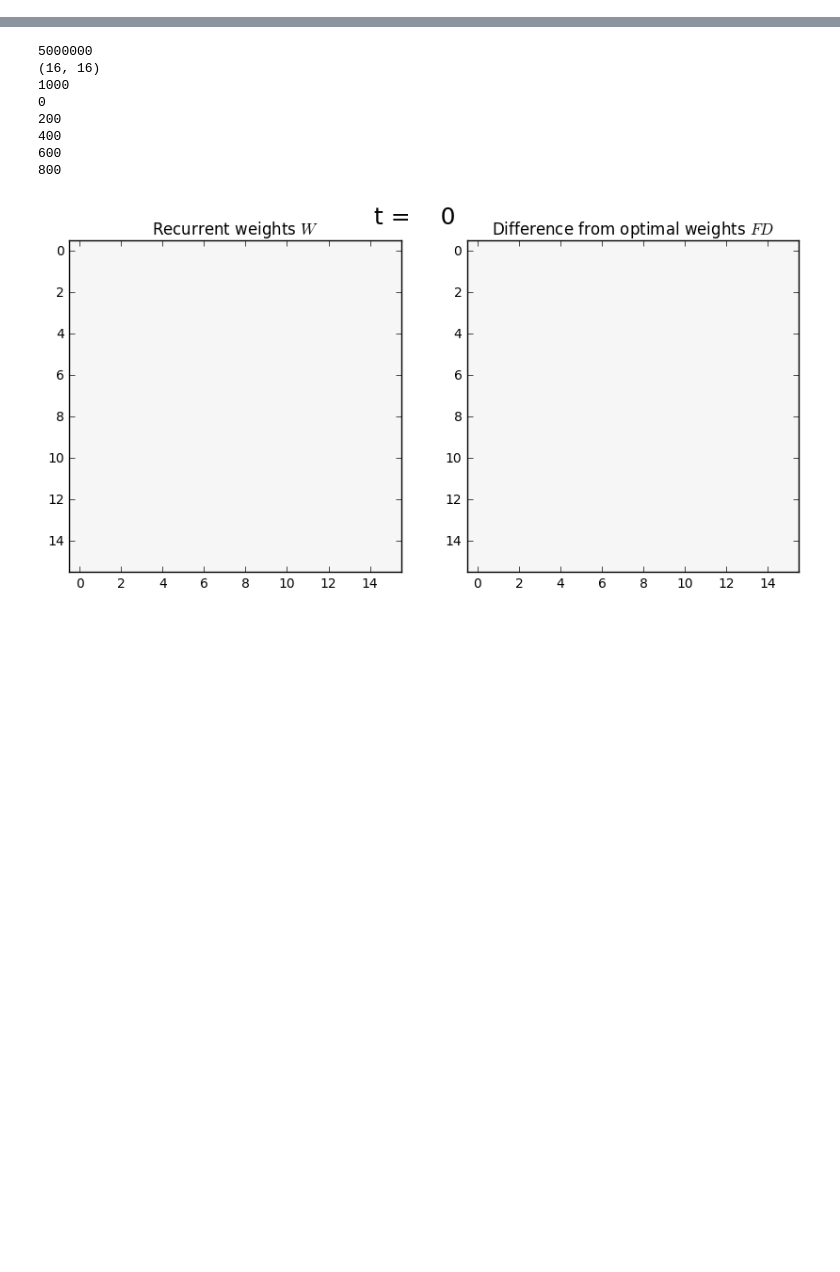
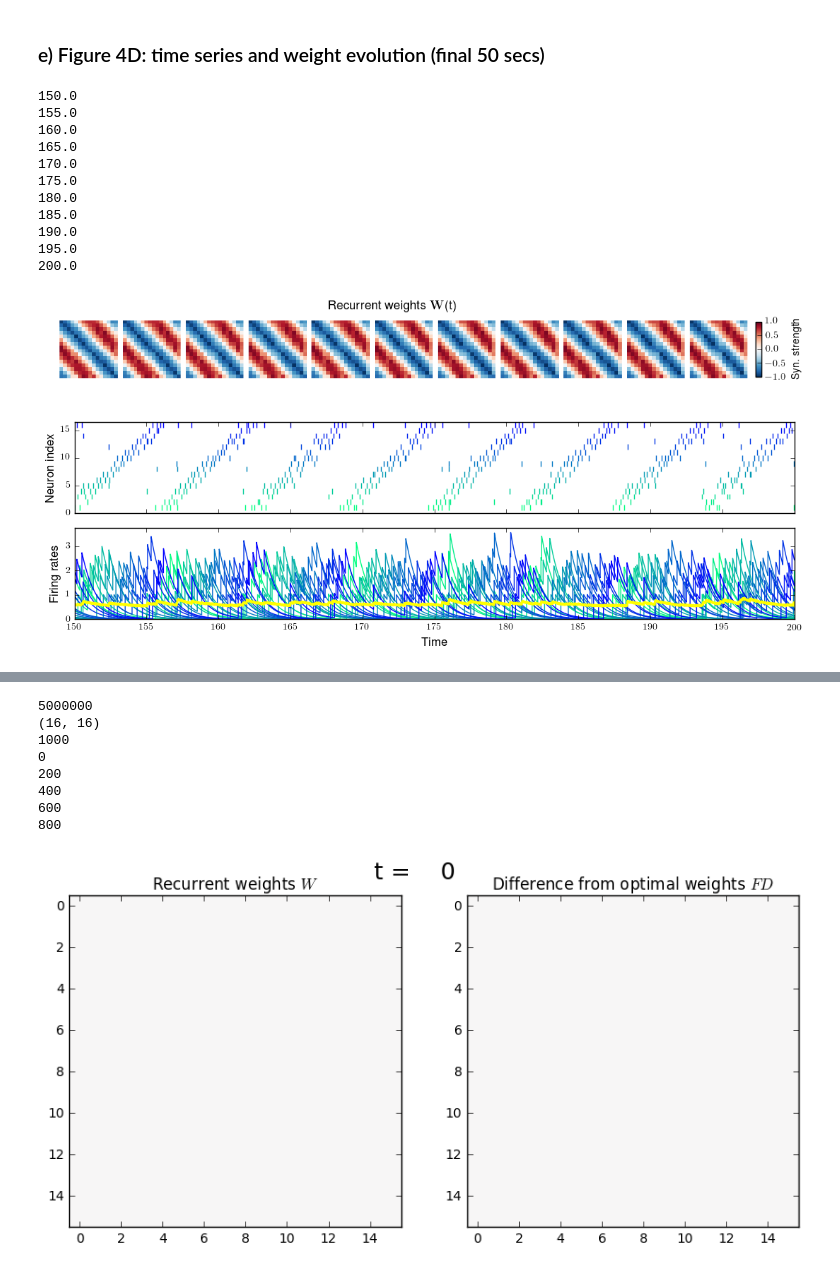
Before and after one commit to degoldschmidt/network-rotation, a Jupyter notebook: Learning2D.ipynb, the cells around one changed output, grey strips where cells are left out. Saved outputs shown, nothing was run; the diff lists cells and outputs as text; code cells hidden in the pictures; blank space fills up the shorter version.

```diff
--- a/Learning2D.ipynb
+++ b/Learning2D.ipynb
@@ -540,0 +697,31 @@ Mean scaling: 1.0
+# %% [markdown]
+### e) Figure 4D: time series and weight evolution (final 50 secs)
+# %%
+nfs = 10
+f, ax = plot_weight_evo(Wo, allW, nfs, [T-50., T])
+#plt.tight_layout()
+f.savefig("./plots/Fig4rightcenterdown.svg", dpi=900)
+plt.show()
+f, ax = plot_time_series(time, o, r, [int((T-50.)/dt), int(T/dt)], [11,3.5])
+ax[0].set_yticks(np.arange(0,16,5))
+ax[0].set_xlim([T-50., T])
+ax[1].set_xlim([T-50., T])
+ax[0].set_xticks(np.linspace(T-50,T,num=nfs+1))
+ax[1].set_xticks(np.linspace(T-50,T,num=nfs+1))
+plt.tight_layout()
+f.savefig("./plots/Fig4rightdown.svg", dpi=900)
+plt.show()
+# %% [output]
+150.0
+155.0
+160.0
+165.0
+170.0
+175.0
+180.0
+185.0
+190.0
+195.0
+200.0
+[figure, added]
+[figure, added]
```
Also changed, not shown: parts of 38 cells of this notebook, 3 other files.
